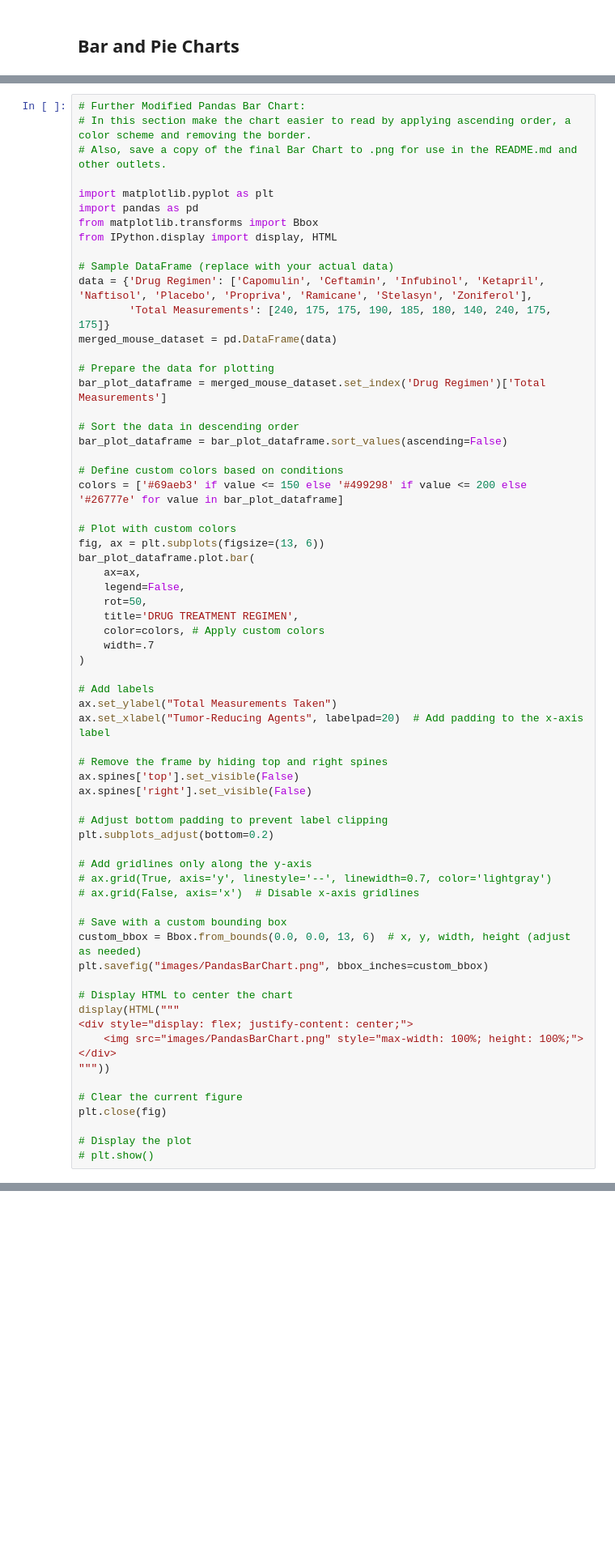
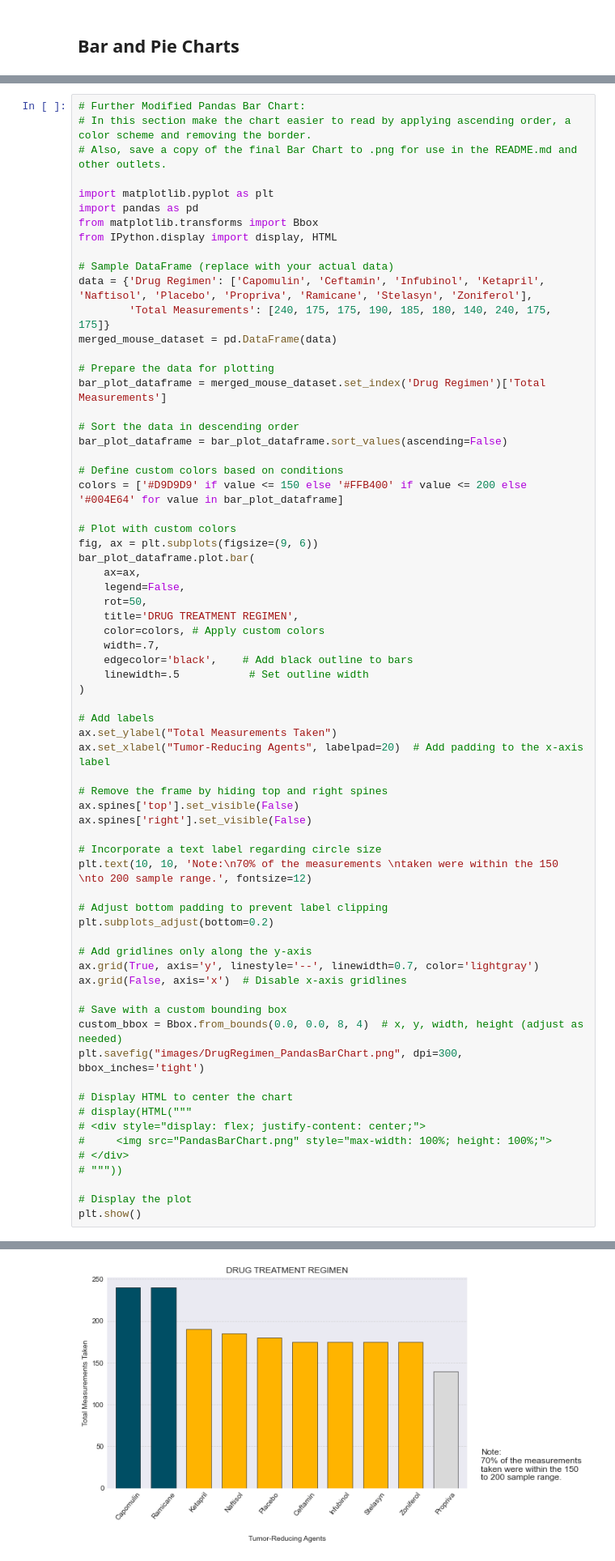
Before and after one commit to mathewqpmiller/Matplotlib-Pymaceuticals_Analysis, a Jupyter notebook: Matplotlib_Pharmaceuticals_Analysis_Final.ipynb, the cells around one changed output, grey strips where cells are left out. Shown: that part at 81% size. Cells and saved outputs as stored; diff of their text form; blank space fills up the shorter version.

Commit message:
Adding new notebook with final images and coverimage.

```diff
--- a/Matplotlib_Pharmaceuticals_Analysis.ipynb
+++ b/Matplotlib_Pharmaceuticals_Analysis_Final.ipynb
@@ -363,17 +333,19 @@ bar_plot_dataframe = merged_mouse_dataset.set_index('Drug Regimen')['Total Measu
 bar_plot_dataframe = bar_plot_dataframe.sort_values(ascending=False)
 
 # Define custom colors based on conditions
-colors = ['#69aeb3' if value <= 150 else '#499298' if value <= 200 else '#26777e' for value in bar_plot_dataframe]
+colors = ['#D9D9D9' if value <= 150 else '#FFB400' if value <= 200 else '#004E64' for value in bar_plot_dataframe]
 
 # Plot with custom colors
-fig, ax = plt.subplots(figsize=(13, 6))
+fig, ax = plt.subplots(figsize=(9, 6))
 bar_plot_dataframe.plot.bar(
     ax=ax,
     legend=False,
     rot=50,
     title='DRUG TREATMENT REGIMEN',
     color=colors, # Apply custom colors
-    width=.7
+    width=.7,
+    edgecolor='black',    # Add black outline to bars
+    linewidth=.5           # Set outline width
 )
 
 # Add labels
@@ -384,27 +356,27 @@ ax.set_xlabel("Tumor-Reducing Agents", labelpad=20)  # Add padding to the x-axis
 ax.spines['top'].set_visible(False)
 ax.spines['right'].set_visible(False)
 
+# Incorporate a text label regarding circle size
+plt.text(10, 10, 'Note:\n70% of the measurements \ntaken were within the 150 \nto 200 sample range.', fontsize=12)
+
 # Adjust bottom padding to prevent label clipping
 plt.subplots_adjust(bottom=0.2)
 
 # Add gridlines only along the y-axis
-# ax.grid(True, axis='y', linestyle='--', linewidth=0.7, color='lightgray')
-# ax.grid(False, axis='x')  # Disable x-axis gridlines
+ax.grid(True, axis='y', linestyle='--', linewidth=0.7, color='lightgray')
+ax.grid(False, axis='x')  # Disable x-axis gridlines
 
 # Save with a custom bounding box
-custom_bbox = Bbox.from_bounds(0.0, 0.0, 13, 6)  # x, y, width, height (adjust as needed)
-plt.savefig("images/PandasBarChart.png", bbox_inches=custom_bbox)
+custom_bbox = Bbox.from_bounds(0.0, 0.0, 8, 4)  # x, y, width, height (adjust as needed)
+plt.savefig("images/DrugRegimen_PandasBarChart.png", dpi=300, bbox_inches='tight')
 
 # Display HTML to center the chart
-display(HTML("""
-<div style="display: flex; justify-content: center;">
-    <img src="images/PandasBarChart.png" style="max-width: 100%; height: 100%;">
-</div>
-"""))
-
-# Clear the current figure
-plt.close(fig)
+# display(HTML("""
+# <div style="display: flex; justify-content: center;">
+#     <img src="PandasBarChart.png" style="max-width: 100%; height: 100%;">
+# </div>
+# """))
 
 # Display the plot
-# plt.show()
+plt.show()
 # %% [output]
@@ -411,0 +383 @@ plt.close(fig)
+[figure, added]
```
Also changed, not shown: parts of 14 cells of this notebook, 12 other files.
